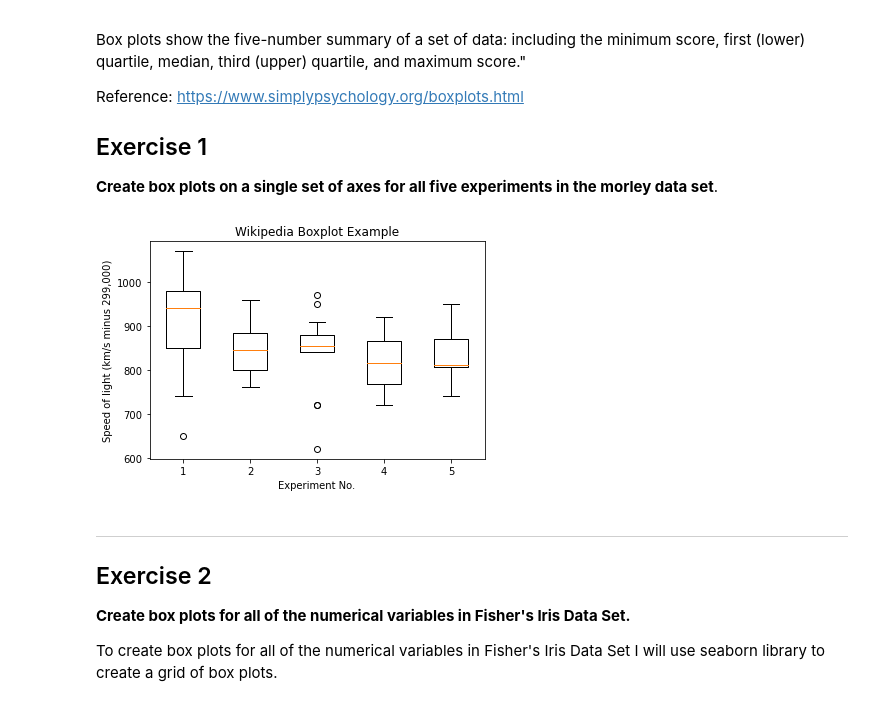
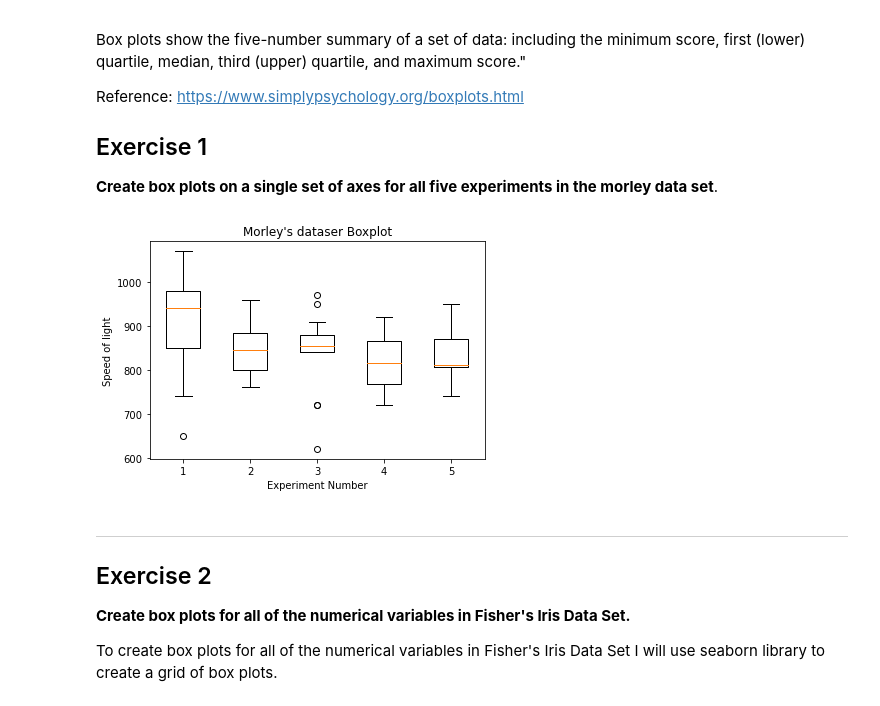
Before and after one commit to LaisColetta/funddata-assessments, a Jupyter notebook: practicals/04-outlier-exercise.ipynb, the cells around one changed output. Drawn from its saved outputs; the diff is of its cells as text; code cells hidden in the pictures.

```diff
--- a/practicals/04-outlier-exercise.ipynb
+++ b/practicals/04-outlier-exercise.ipynb
@@ -17,23 +17,23 @@ Reference: https://www.simplypsychology.org/boxplots.html
 # %%
 import matplotlib.pyplot as plt
 
 # Read in the morley data.
 data = np.genfromtxt('morley.csv', skip_header=1, delimiter=',', deletechars='"')
 
 # Remove the first column.
 data = data[:,1:]
 
 # A quick way to get the five experiments in different columns.
 experiments = data[:,2].reshape(5, 20).T
 
 # Create the boxplot using matplotlib, add titles and labels.
-plt.xlabel("Experiment No.")
-plt.ylabel("Speed of light (km/s minus 299,000)")
-plt.title("Wikipedia Boxplot Example")
+plt.xlabel("Experiment Number")
+plt.ylabel("Speed of light")
+plt.title("Morley's dataser Boxplot")
 
 plt.boxplot(experiments);
 # %% [output]
-[figure, old version]
+[figure, new version]
 # %% [markdown]
 ***
 
```
Also changed, not shown: parts of 8 cells of this notebook.
